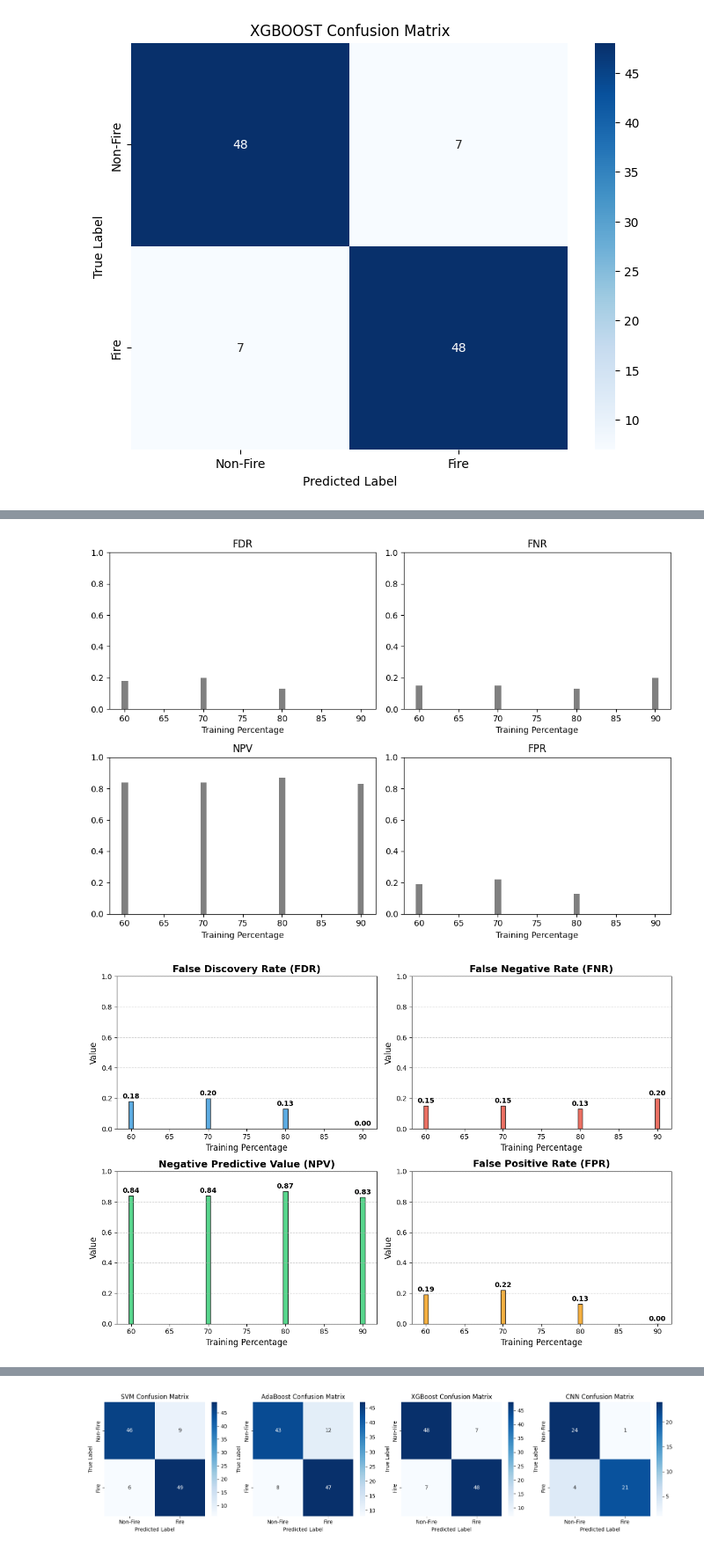
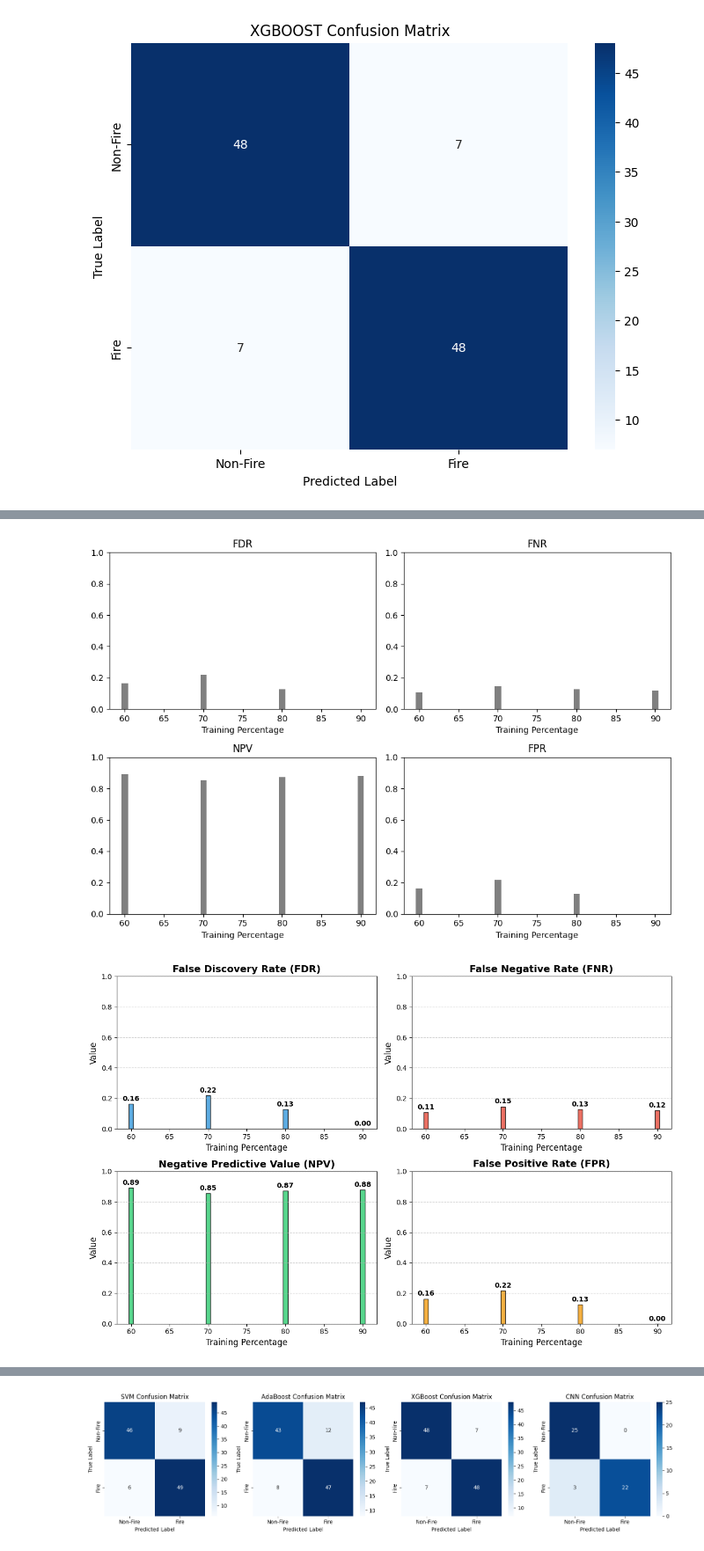
Before and after one commit to sanvicoder/Forest-Fire-Detection, a Jupyter notebook: forest-fire-prediction-project-ml.ipynb, the cells around one changed output, grey strips where cells are left out. Shown at 88% size. Cells and saved outputs as stored; diff of their text form; code cells hidden in the pictures.

```diff
--- a/forest-fire-prediction-project-ml.ipynb
+++ b/forest-fire-prediction-project-ml.ipynb
@@ -451,11 +451,17 @@ import matplotlib.pyplot as plt
 training_percentages = [60, 70, 80, 90]  # Adjust if needed
 
 # Metrics
-fdr = [0.18, 0.20, 0.13, 0.00]  # SVM, AdaBoost, XGBoost, CNN
-fnr = [0.15, 0.15, 0.13, 0.20]
-npv = [0.84, 0.84, 0.87, 0.83]
-fpr = [0.19, 0.22, 0.13, 0.00]
+# False Discovery Rate (FDR) = FP / (FP + TP)
+fdr = [9/(9+46), 12/(12+43), 7/(7+48), 0/(0+25)]  # SVM, AdaBoost, XGBoost, CNN
 
+# False Negative Rate (FNR) = FN / (FN + TP)
+fnr = [6/(6+49), 8/(8+47), 7/(7+48), 3/(3+22)]
+
+# Negative Predictive Value (NPV) = TN / (TN + FN)
+npv = [49/(49+6), 47/(47+8), 48/(48+7), 22/(22+3)]
+
+# False Positive Rate (FPR) = FP / (FP + TN)
+fpr = [9/(9+46), 12/(12+43), 7/(7+48), 0/(0+25)]
 # Create a 2x2 subplot grid
 fig, axes = plt.subplots(2, 2, figsize=(10, 7))
 
@@ -487,7 +493,7 @@ axes[1, 1].set_ylim(0, 1)
 plt.tight_layout()
 plt.show()
 # %% [output]
-[figure, old version]
+[figure, new version]
 # %%
 import numpy as np
 import matplotlib.pyplot as plt
@@ -496,10 +502,17 @@ import matplotlib.pyplot as plt
 training_percentages = [60, 70, 80, 90]  # Adjust if needed
 
 # Metrics
-fdr = [0.18, 0.20, 0.13, 0.00]  # SVM, AdaBoost, XGBoost, CNN
-fnr = [0.15, 0.15, 0.13, 0.20]
-npv = [0.84, 0.84, 0.87, 0.83]
-fpr = [0.19, 0.22, 0.13, 0.00]
+# False Discovery Rate (FDR) = FP / (FP + TP)
+fdr = [9/(9+46), 12/(12+43), 7/(7+48), 0/(0+25)]  # SVM, AdaBoost, XGBoost, CNN
+
+# False Negative Rate (FNR) = FN / (FN + TP)
+fnr = [6/(6+49), 8/(8+47), 7/(7+48), 3/(3+22)]
+
+# Negative Predictive Value (NPV) = TN / (TN + FN)
+npv = [49/(49+6), 47/(47+8), 48/(48+7), 22/(22+3)]
+
+# False Positive Rate (FPR) = FP / (FP + TN)
+fpr = [9/(9+46), 12/(12+43), 7/(7+48), 0/(0+25)]
 
 # Colors for each graph
 colors = ['#3498db', '#e74c3c', '#2ecc71', '#f39c12']
@@ -508,34 +521,34 @@ colors = ['#3498db', '#e74c3c', '#2ecc71', '#f39c12']
 fig, axes = plt.subplots(2, 2, figsize=(12, 8))
 bar_width = 0.6
 
 # Function to style each subplot
 def plot_bar(ax, data, title, color):
     ax.bar(training_percentages, data, color=color, width=bar_width, edgecolor='black', alpha=0.8)
     ax.set_title(title, fontsize=14, fontweight='bold')
     ax.set_xlabel("Training Percentage", fontsize=12)
     ax.set_ylabel("Value", fontsize=12)
     ax.set_ylim(0, 1)
     ax.grid(axis='y', linestyle='--', alpha=0.7)
     for i, v in enumerate(data):
         ax.text(training_percentages[i], v + 0.02, f"{v:.2f}", ha='center', fontsize=10, fontweight='bold')
 
 # FDR Plot
 plot_bar(axes[0, 0], fdr, "False Discovery Rate (FDR)", colors[0])
 
 # FNR Plot
 plot_bar(axes[0, 1], fnr, "False Negative Rate (FNR)", colors[1])
 
 # NPV Plot
 plot_bar(axes[1, 0], npv, "Negative Predictive Value (NPV)", colors[2])
 
 # FPR Plot
 plot_bar(axes[1, 1], fpr, "False Positive Rate (FPR)", colors[3])
 
 # Adjust layout
 plt.tight_layout()
 plt.show()
 # %% [output]
-[figure, old version]
+[figure, new version]
 # %%
 import numpy as np
 import matplotlib.pyplot as plt
```
Also changed, not shown: parts of 15 cells of this notebook.
